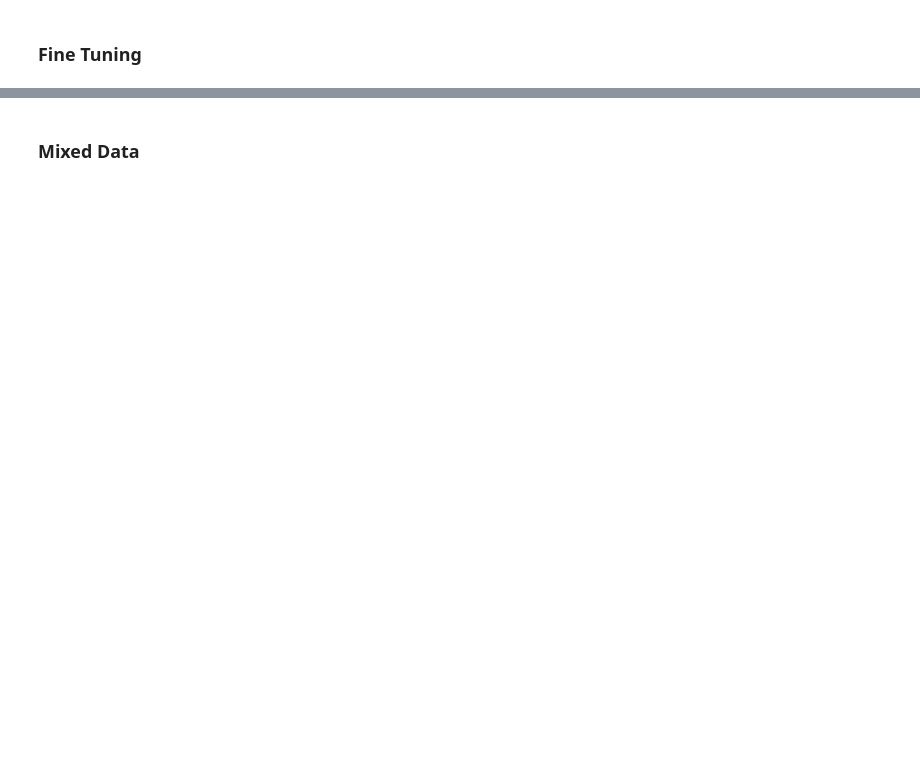
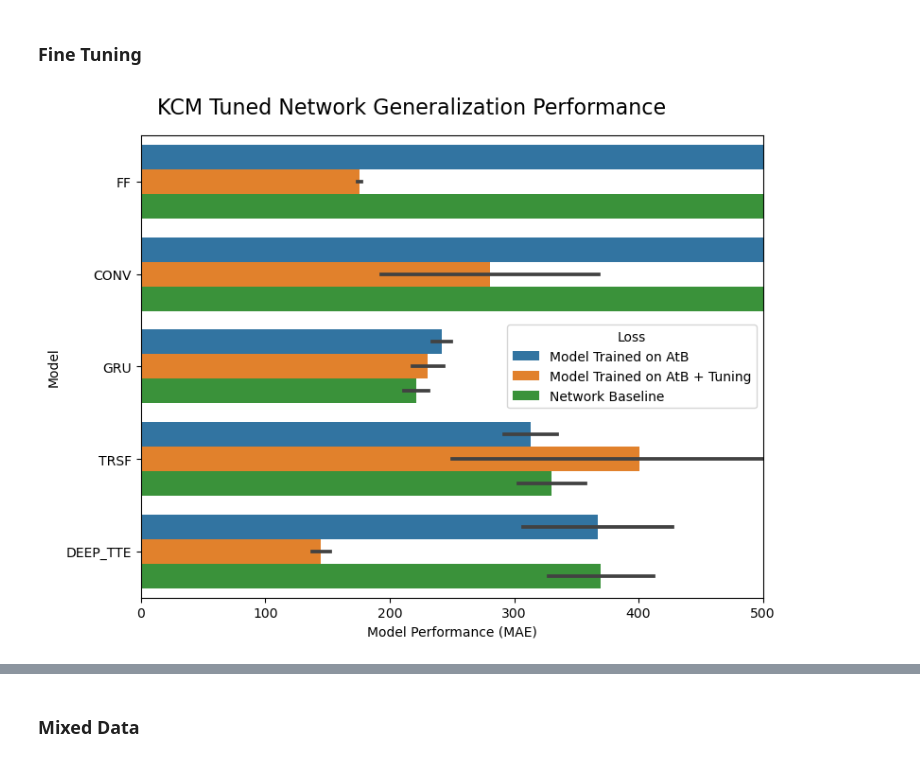
Before and after one commit to zackAemmer/generalizable_travel_times, a Jupyter notebook: src/explore_results.ipynb, the cells around one changed output, grey strips where cells are left out. Saved outputs shown, nothing was run; the diff lists cells and outputs as text; code cells hidden in the pictures; blank space fills up the shorter version.

```diff
--- a/src/explore_results.ipynb
+++ b/src/explore_results.ipynb
@@ -253,18 +275,19 @@ plt.savefig("../plots/model_holdout_route_atb.png", dpi=1800, bbox_inches='tight
 # %%
 plot_data = kcm_gen_df[kcm_gen_df['Loss'].isin(['Tune_Test_Losses','Test_Losses'])]
 plot_data = pd.concat([plot_data, kcm_baseline_df])
-plot_data = plot_data[plot_data['Model'].isin(['AVG','FF','CONV','GRU','TRSF','DEEP_TTE'])]
 plot_data['Loss'] = plot_data['Loss'].replace(["Tune_Test_Losses","Test_Losses"],["Model Trained on AtB + Tuning", "Model Trained on AtB"])
 fig, axes = plt.subplots(1,1)
 fig.set_figheight(6)
 fig.set_figwidth(8)
 sns.barplot(plot_data, x="MAE", y="Model", hue="Loss", dodge=True)
 axes.set_xlim([0, 500])
 axes.set_ylabel("Model")
 axes.set_xlabel("Model Performance (MAE)")
 fig.suptitle('KCM Tuned Network Generalization Performance', fontsize=16)
 fig.tight_layout()
 plt.savefig("../plots/model_tuning_kcm.png", dpi=1800, bbox_inches='tight')
+# %% [output]
+[figure, added]
 # %%
 plot_data = atb_gen_df[atb_gen_df['Loss'].isin(['Tune_Test_Losses', 'Test_Losses'])]
 plot_data = pd.concat([plot_data, atb_baseline_df])
```
Also changed, not shown: parts of 15 cells of this notebook, 6 other files.
